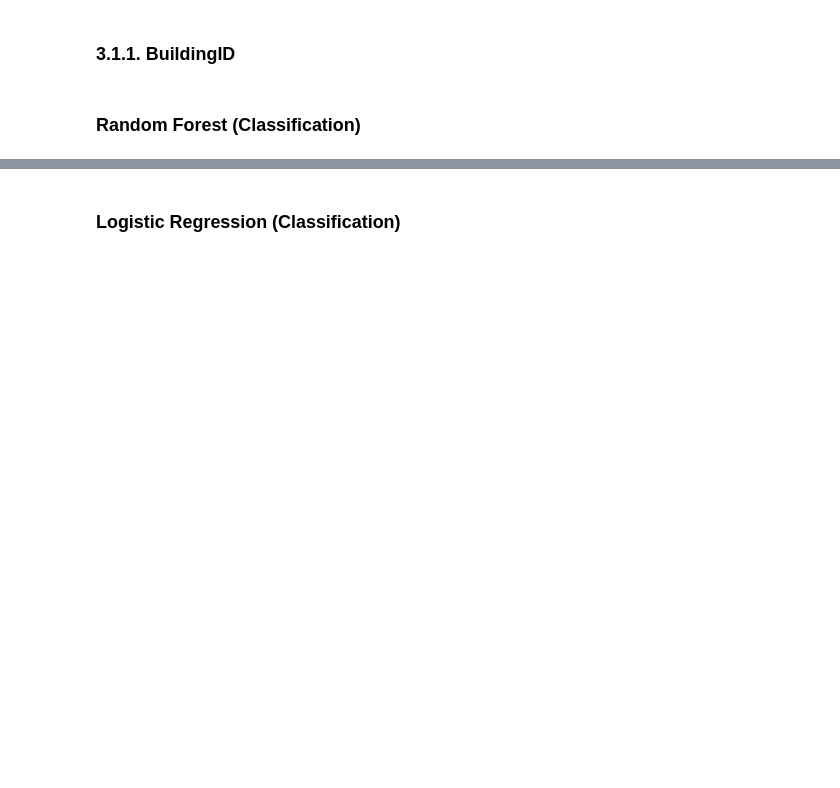
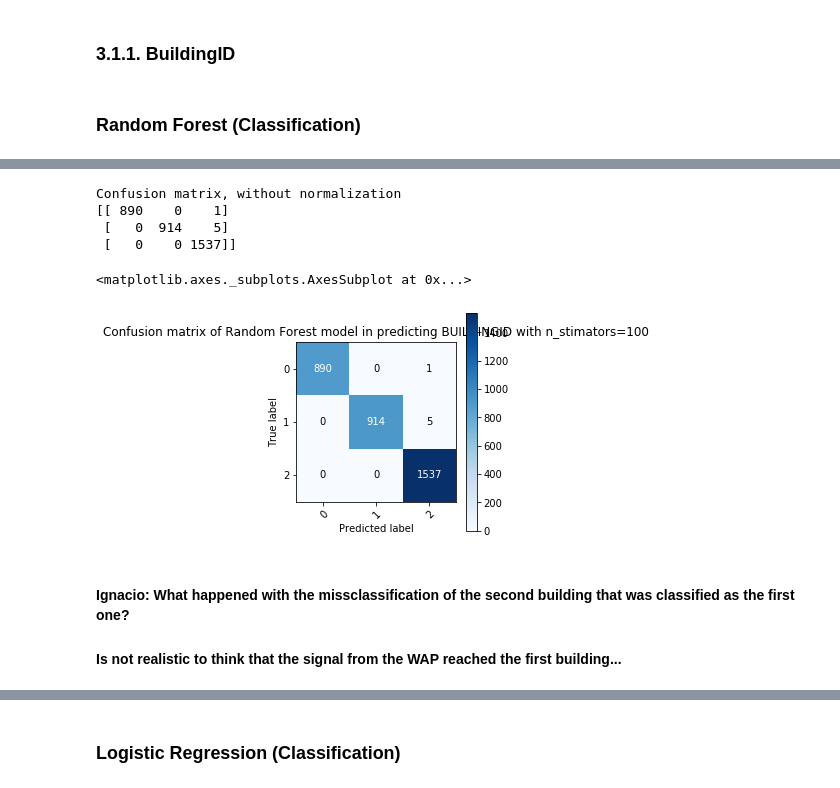
Before and after one commit to SGInim/Wifi-Positioning, a Jupyter notebook: Scripts/Wifi(merged)_Predictions.ipynb, the cells around one changed output, grey strips where cells are left out. Drawn from its saved outputs; the diff is of its cells as text; code cells hidden in the pictures; blank space fills up the shorter version.

Commit message:
Added comments, corrections and next steps

```diff
--- a/Scripts/Wifi(merged)_Predictions.ipynb
+++ b/Scripts/Wifi(merged)_Predictions.ipynb
@@ -49,12 +49,16 @@ from sklearn.model_selection import train_test_split
 from math import sqrt
 # %%
 #Import Datasets
-wifi = pd.read_csv('trainingData.csv')
-wifi_val = pd.read_csv('validationData.csv')
+wifi = pd.read_csv('../Datasets/trainingData.csv')
+wifi_val = pd.read_csv('../Datasets/validationData.csv')
+#wifi = pd.read_csv('trainingData.csv')
+#wifi_val = pd.read_csv('validationData.csv')
 wifi_trainval = pd.concat([wifi,wifi_val])
 # %% [markdown]
 # <a class="anchor" id="Preprocessing"> 0. Previous Preprocessing and Feat. Engineering </a>
 # %%
+#### Ignacio: If you use so often the "preprocessing" step, you should consider to create embeed the whole process
+#### inside a function to increase modularity.
 #### SCALE CHANGE ####
 
 wifi_trainval.iloc[:, 0:520] = np.where(wifi_trainval.iloc[:, 0:520] <= 0,
@@ -69,7 +73,7 @@ angle = np.arctan(wifi["LATITUDE"][0]/wifi["LONGITUDE"][0])
 angle = angle/math.pi
 LONGITUDE = wifi["LONGITUDE"]*np.cos(angle) + wifi["LATITUDE"]*np.sin(angle)
 LATITUDE = wifi["LATITUDE"]*np.cos(angle) - wifi["LONGITUDE"]*np.sin(angle)
-plt.scatter(LONGITUDE,LATITUDE)
+#plt.scatter(LONGITUDE,LATITUDE)
 wifi["LONGITUDE"] = LONGITUDE
 wifi["LATITUDE"] = LATITUDE
 #MERGED
@@ -77,8 +81,11 @@ VLONGITUDE = wifi_trainval["LONGITUDE"]*np.cos(angle) +wifi_trainval["LATITUDE"]
 VLATITUDE = wifi_trainval["LATITUDE"]*np.cos(angle) - wifi_trainval["LONGITUDE"]*np.sin(angle)
 wifi_trainval["LONGITUDE"] = VLONGITUDE
 wifi_trainval["LATITUDE"] = VLATITUDE
-plt.scatter(VLONGITUDE,VLATITUDE)
-plt.show()
+#plt.scatter(VLONGITUDE,VLATITUDE)
+#plt.show()
+
+fig = px.scatter_3d(wifi_trainval, x='LONGITUDE', y='LATITUDE', z='FLOOR')
+fig.show()
 
 #### DELETE COLUMNS #####
 
@@ -152,0 +154,20 @@ x_train.shape, x_test.shape, y_train.shape, y_test.shape
+# %%
+# Defining Train & Label
+x = wifi_trainval.iloc[:,0:520]
+#### Ignacio: You don't need the numpy "r_" method
+y = wifi_trainval.iloc[:,520:524]
+#y = wifi_trainval.iloc[:,np.r_[520:524]] #Last number is not included
+# We select the 4 columns we want to predict, and will choose one in each step
+
+random.seed(101)
+#### Ignacio: If you use the train_test_split function with "y" being a multiple variable you don't
+#### how the samples are being selected in terms of "y; namely: are the building samples taken at random?
+#### or are taken evenly? If this last case, this corresponds to the sampling you had originally?
+#### What about the specific location of each sample in the dataset? You should know that the collected
+#### samples inside each building and floor were not taken uniformly. Then this can be a problem. Therefore
+#### You may want an STRATIFIED sampling of each BUILFING-FLOOR combination and, on the same time to have the
+#### space as uniformly sampled as possible. To this end what you can do is:
+#### Filter samples by BUILDING-FLOOR combination, and pick the same number of samples for each. Then WHITIN
+#### each combination, sample uniformly LONGITUDE AND LATITUDE.
+x_train, x_test, y_train, y_test = train_test_split(x, y, train_size=0.7)
+x_train.shape, x_test.shape, y_train.shape, y_test.shape
@@ -186,0 +291,17 @@ array([[ 935,    0,    0],
+# %%
+#### Ignacio: Plot of the non-normalized confusion matrix of the Random Forest model
+
+#y_val_building, pred_build_Random Forest
+plot_confusion_matrix(y_test['BUILDINGID'], RFpredictions_building, classes=np.array([0,1,2]),
+                      normalize=False,
+                      title='Confusion matrix of Random Forest model in predicting BUILDINGID with n_stimators=100')
+# %% [output]
+Confusion matrix, without normalization
+[[ 890    0    1]
+ [   0  914    5]
+ [   0    0 1537]]
+<matplotlib.axes._subplots.AxesSubplot at 0x...>
+[figure, added]
+# %% [markdown]
+#### Ignacio: What happened with the missclassification of the second building that was classified as the first one?
+#### Is not realistic to think that the signal from the WAP reached the first building...
```
Also changed, not shown: parts of 37 cells of this notebook, 1 other file.
